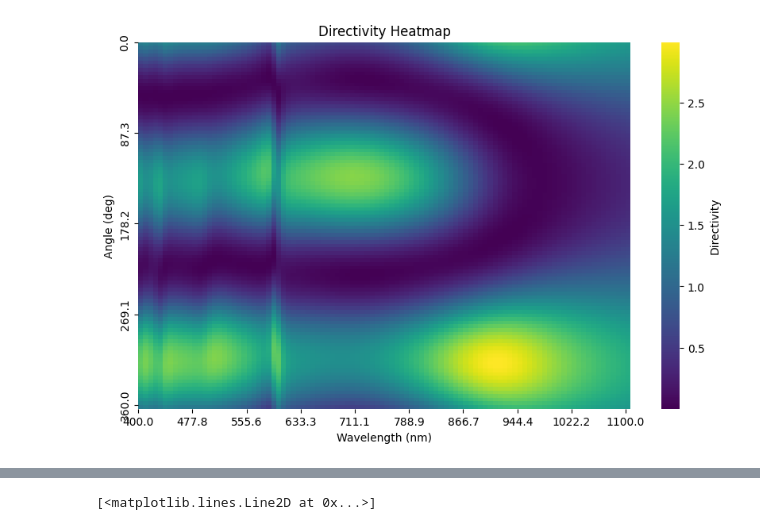
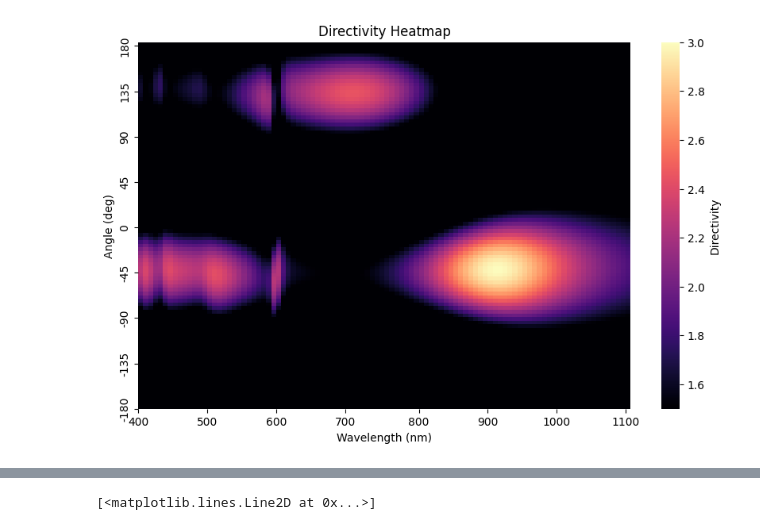
Before and after one commit to semyonbo/SPP_ANALYTICAL, a Jupyter notebook: SPP_vs_Force.ipynb, the cells around one changed output, grey strips where cells are left out. Cells and saved outputs as stored; diff of their text form; code cells hidden in the pictures.

```diff
--- a/SPP_vs_Force.ipynb
+++ b/SPP_vs_Force.ipynb
@@ -46,27 +81,36 @@ def get_directivity(wl, P,M, eps_Au):
     kspp = np.sqrt(eps_Au(wl)/(eps_Au(wl)+1))
     I = lambda phi:  np.abs((mx/c_const+1j*ka*py)*np.sin(phi) + (my/c_const - 1j*ka*px)*np.cos(phi) - kspp*pz)**2
     Imax = quad(I, 0, 2 * np.pi)[0]
-    return  2 * np.pi * I / Imax
+    return  lambda phi: 2 * np.pi * I(phi) / Imax
 # %%
 import seaborn as sns
 
-PHI = np.linspace(0, 2*np.pi, 100)
+PHI = np.linspace(-np.pi, np.pi, 100)
 
 directivity = np.empty((len(PHI), len(wls)))
 for wl_idx, wl in enumerate(wls):
     for angle_idx in range(len(PHI)):
         D = get_directivity(wl, P[wl_idx,:], M[wl_idx,:], eps_Au)
         directivity[angle_idx, wl_idx] = D(PHI[angle_idx])
 
 num_ticks=10
-num_ticksy =5
+num_ticksy =9
 plt.figure(figsize=(10, 6))
-sns.heatmap(directivity, cmap='viridis', cbar_kws={'label': 'Directivity'})
+ax = sns.heatmap(directivity, cmap='magma', vmax=3, vmin=1.5, cbar_kws={'label': 'Directivity'})
+ax.invert_yaxis()
 plt.xlabel('Wavelength (nm)')
 plt.ylabel('Angle (deg)')
-plt.xticks(ticks=np.linspace(0, len(wls)-1, num_ticks), labels=np.round( wls[np.linspace(0, len(wls)-1, num_ticks).astype(int)], 1) )
-plt.yticks(ticks=np.linspace(0, len(PHI)-1, num_ticksy), labels=np.round(PHI[np.linspace(0, len(PHI)-1, num_ticksy).astype(int)]/np.pi*180, 1))
+
+plt.yticks(
+    ticks=np.linspace(0, len(PHI) - 1, 9),
+    labels=np.arange(-180, 181, 45)
+)
+
+xticks_nm = np.arange(400, 1101, 100)
+xtick_positions = [np.argmin(np.abs(wls - x)) for x in xticks_nm]
+plt.xticks(ticks=xtick_positions, labels=xticks_nm)
+
 plt.title('Directivity Heatmap')
 plt.show()
 # %% [output]
-[figure, old version]
+[figure, new version]
```
Also changed, not shown: parts of 11 cells of this notebook, 2 other files.
